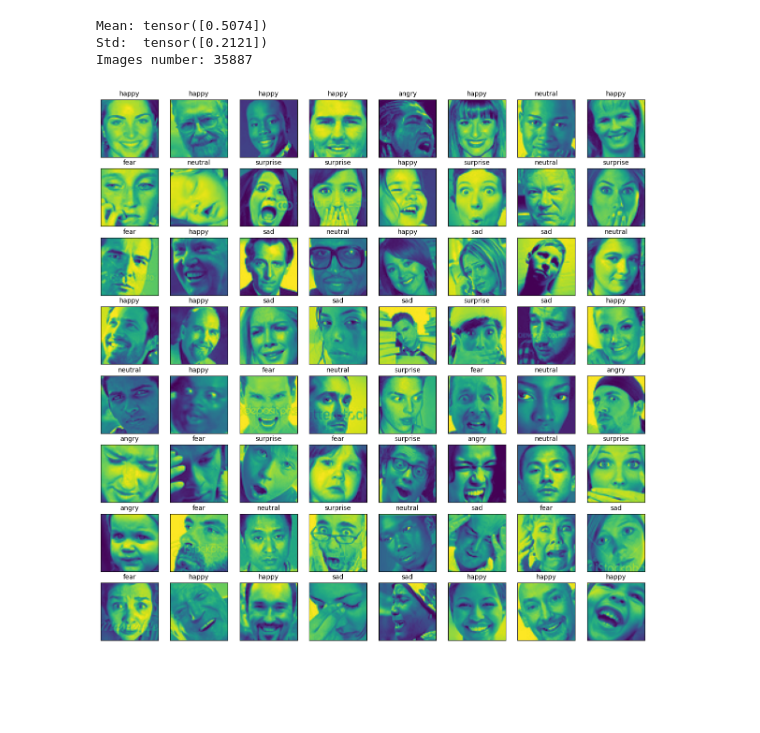
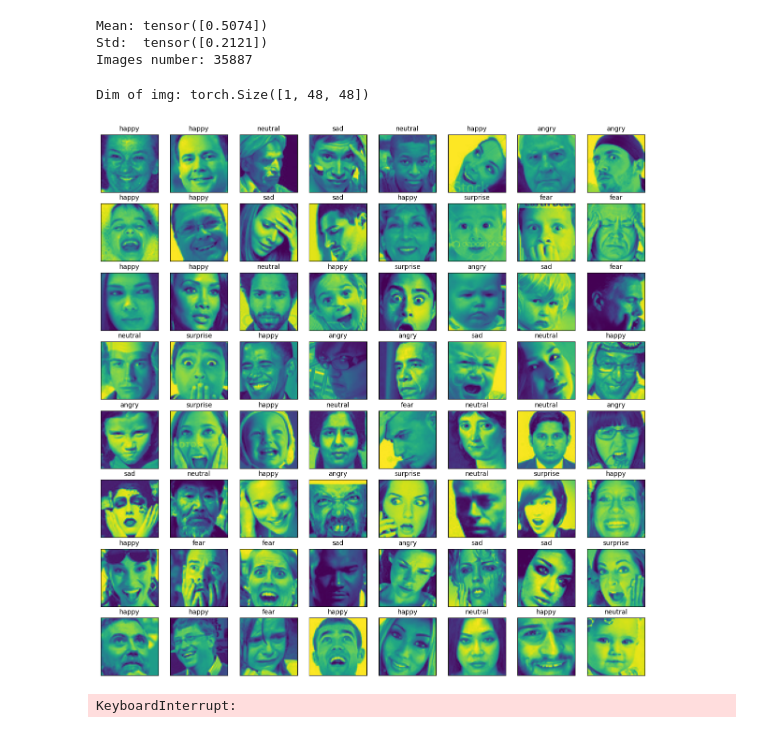
Before and after one commit to Valikpp/ds-training-tasks, a Jupyter notebook: FER/model.ipynb, the cells around one changed output. Saved outputs shown, nothing was run; the diff lists cells and outputs as text; code cells hidden in the pictures; blank space fills up the shorter version.

Commit message:
Model 1

```diff
--- a/FER/model.ipynb
+++ b/FER/model.ipynb
@@ -92,23 +98,24 @@ train_ds = FER_dataset(img_dir = "./data", train=True, transforms=tfr)
 # %%
 from random import randint
 
 plt.figure(figsize = (15,15))
 
 to_img = v2.ToPILImage()
 
 for i in range(64):
     img, label = train_ds[randint(0,len(train_ds))]
+    if i == 0: print("Dim of img:", img.shape)
     img = img.permute(1, 2, 0).numpy()
     img = img * std.numpy() + mean.numpy()
     img = img.clip(0, 1)
-
     plt.subplot(8, 8, i+1)
     plt.xticks([])
     plt.yticks([])
     plt.grid(False)
     plt.title(id_to_cl[torch.argmax(label).item()],fontsize = 10)
 
     plt.imshow(img)
 plt.show()
 # %% [output]
+Dim of img: torch.Size([1, 48, 48])
-[figure, old version]
+[figure, new version]
@@ -114,0 +198,33 @@ plt.show()
+# %%
+epochs = 5
+loss_epoch = []
+acc_epoch = []
+for ep in range(epochs):
+    model.train()
+    lm_count = 0
+    loss_mean = 0.0
+    tqdm_loader = tqdm(train_loader, leave=True)
+    for (x,y) in tqdm_loader:
+        pred = model(x)
+        loss = criterion(pred,y)
+        optim.zero_grad()
+        loss.backward()
+        optim.step()
+        lm_count += 1
+        loss_mean = 1/lm_count * loss.item() + (1 - 1/lm_count) * loss_mean
+        tqdm_loader.set_description(f"Epoch [{ep+1}/{epochs}], loss_mean={loss_mean:.3f}")
+    loss_epoch.append(loss_mean)
+    Q = 0
+    model.eval()
+    tqdm_test_loader = tqdm(test_loader, leave=True)
+    for x_test, y_test in tqdm_test_loader:
+        with torch.no_grad():
+            p = model(x_test)
+            y_test = torch.argmax(y_test, dim=1)
+            p = torch.argmax(p, dim=1)
+            #print(p[0],y_test[0])
+            Q += torch.sum(p == y_test).item()
+        tqdm_test_loader.set_description(f"Epoch [{ep+1}/{epochs}] eval: Accuracy={Q/len(test_ds):.3f}")
+    acc_epoch.append(Q/len(test_ds))
+# %% [output]
+KeyboardInterrupt:
```
Also changed, not shown: parts of 6 cells of this notebook.
